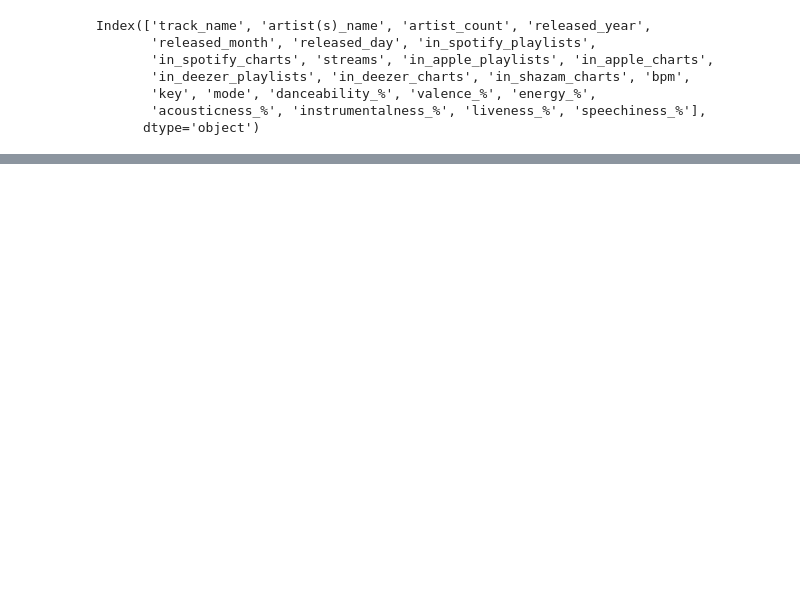
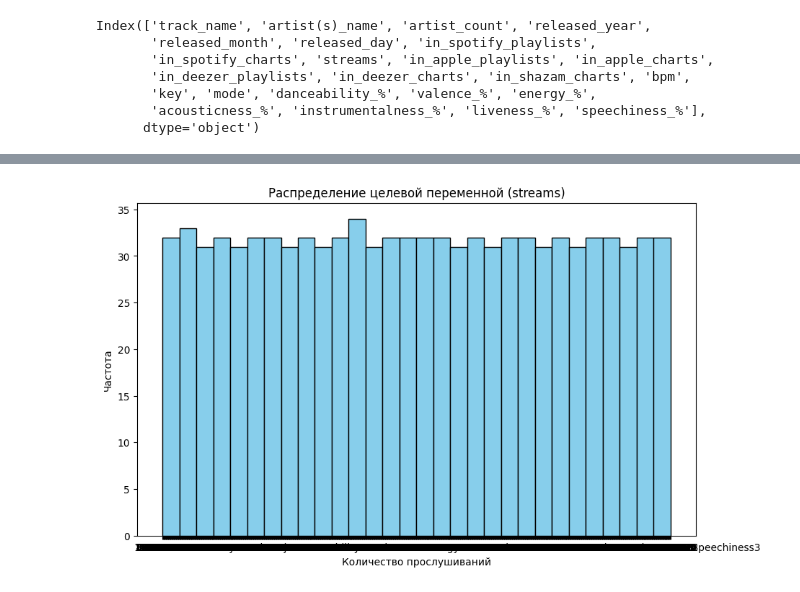
Before and after one commit to PolinaKliushova/ai_labs, a Jupyter notebook: 02_lab_EDA.ipynb, the cells around one changed output, grey strips where cells are left out. Saved outputs shown, nothing was run; the diff lists cells and outputs as text; code cells hidden in the pictures; blank space fills up the shorter version.

```diff
--- a/02_lab_EDA.ipynb
+++ b/02_lab_EDA.ipynb
@@ -80,0 +119,13 @@ Index(['track_name', 'artist(s)_name', 'artist_count', 'released_year',
+# %%
+target_column = 'streams'
+y = df[target_column]
+X = df.drop(columns=[target_column])
+
+plt.figure(figsize=(10, 6))
+plt.hist(y, bins=30, color='skyblue', edgecolor='black')
+plt.title('Распределение целевой переменной (streams)')
+plt.xlabel('Количество прослушиваний')
+plt.ylabel('Частота')
+plt.show()
+# %% [output]
+[figure, added]
```
Also changed, not shown: parts of 9 cells of this notebook.
